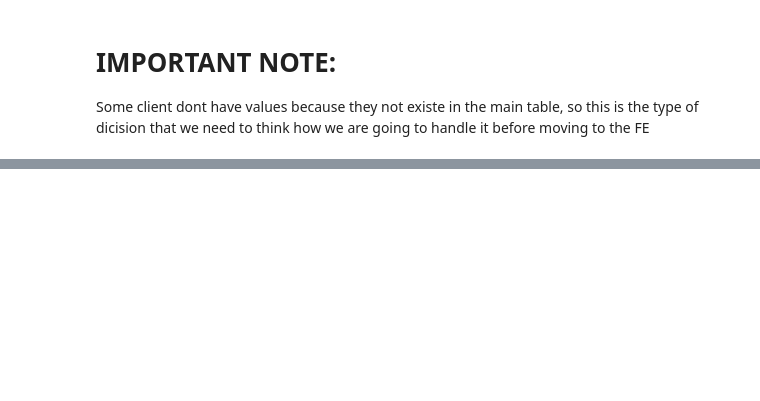
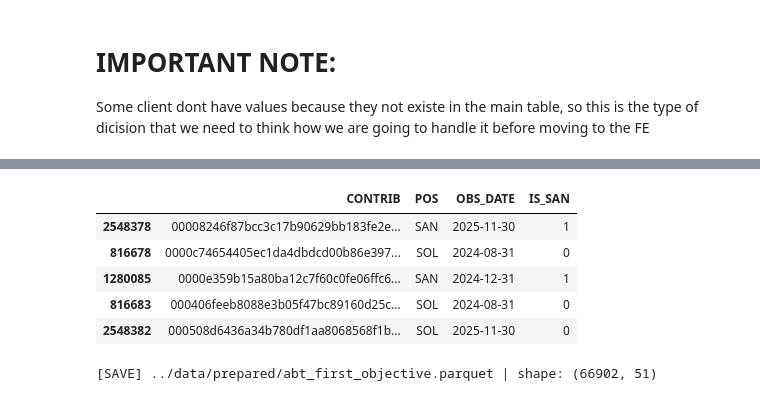
Before and after one commit to RuiSousaFerreiraIMS/Business_Case_BNP, a Jupyter notebook: notebooks/2.Data_Preparation.ipynb, the cells around one changed output, grey strips where cells are left out. Drawn from its saved outputs; the diff is of its cells as text; code cells hidden in the pictures; blank space fills up the shorter version.

```diff
--- a/notebooks/2.Data_Preparation.ipynb
+++ b/notebooks/2.Data_Preparation.ipynb
@@ -620,0 +887,24 @@ print(f"Shape: {abt_first_objective.shape}")
+# %%
+# 1. Filter to only SAN or SOL
+df_subset = abt[abt["POS"].isin(["SAN", "SOL"])].copy()
+
+# 2. Create the flag IS_SAN (focus of this objetive)
+df_subset["IS_SAN"] = (df_subset["POS"] == "SAN").astype(int)
+
+# 3. Sort logic:
+#    a) CONTRIB defines the customer group
+#    b) IS_SAN (Descending) ensures SAN (1) always comes before SOL (0)
+#    c) OBS_DATE (Descending) ensures most recent dates come first
+df_subset = df_subset.sort_values(
+    by=["CONTRIB", "IS_SAN", "OBS_DATE"],
+    ascending=[True, False, False]
+)
+
+# 4. Drop duplicates by CONTRIB, keeping the first row (the best one according to our sort)
+abt_first_objective = df_subset.drop_duplicates(subset=["CONTRIB"], keep="first").copy()
+
+print(f"Original ABT shape    : {abt.shape}")
+print(f"Subset ABT shape      : {abt_first_objective.shape}")
+print(f"Unique customers kept : {abt_first_objective['CONTRIB'].nunique()}") # just making sure there are no duplicates left
+print("\nIS_SAN distribution:")
+print(f"{abt_first_objective['IS_SAN'].value_counts(normalize=True).round(4) * 100}")
@@ -620,0 +921,16 @@ print(f"Shape: {abt_first_objective.shape}")
+# %%
+# Quick check of the resulting subset
+display(abt_first_objective[["CONTRIB", "POS", "OBS_DATE", "IS_SAN"]].head())
+# %% [output]
+|  | CONTRIB | POS | OBS_DATE | IS_SAN |
+| 2548378 | 00008246f87bcc3c17b90629bb183fe2e... | SAN | 2025-11-30 | 1 |
+| 816678 | 0000c74654405ec1da4dbdcd00b86e397... | SOL | 2024-08-31 | 0 |
+| 1280085 | 0000e359b15a80ba12c7f60c0fe06ffc6... | SAN | 2024-12-31 | 1 |
+| 816683 | 000406feeb8088e3b05f47bc89160d25c... | SOL | 2024-08-31 | 0 |
+| 2548382 | 000508d6436a34b780df1aa8068568f1b... | SOL | 2025-11-30 | 0 |
+# %%
+# Save the subsetted ABT
+ABT_FIRST_OUT_PATH = "../data/prepared/abt_first_objective.parquet"
+io.save(abt_first_objective, ABT_FIRST_OUT_PATH)
+# %% [output]
+[SAVE] ../data/prepared/abt_first_objective.parquet | shape: (66902, 51)
```
Also changed, not shown: parts of 47 cells of this notebook.
